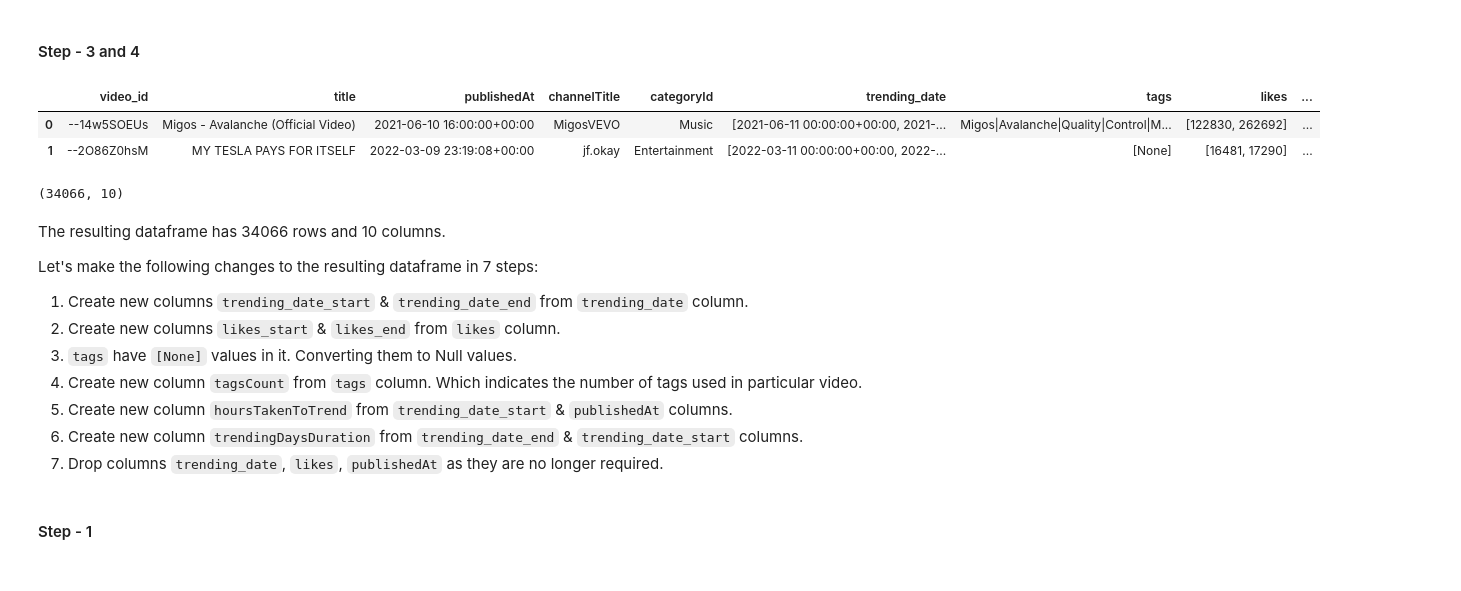
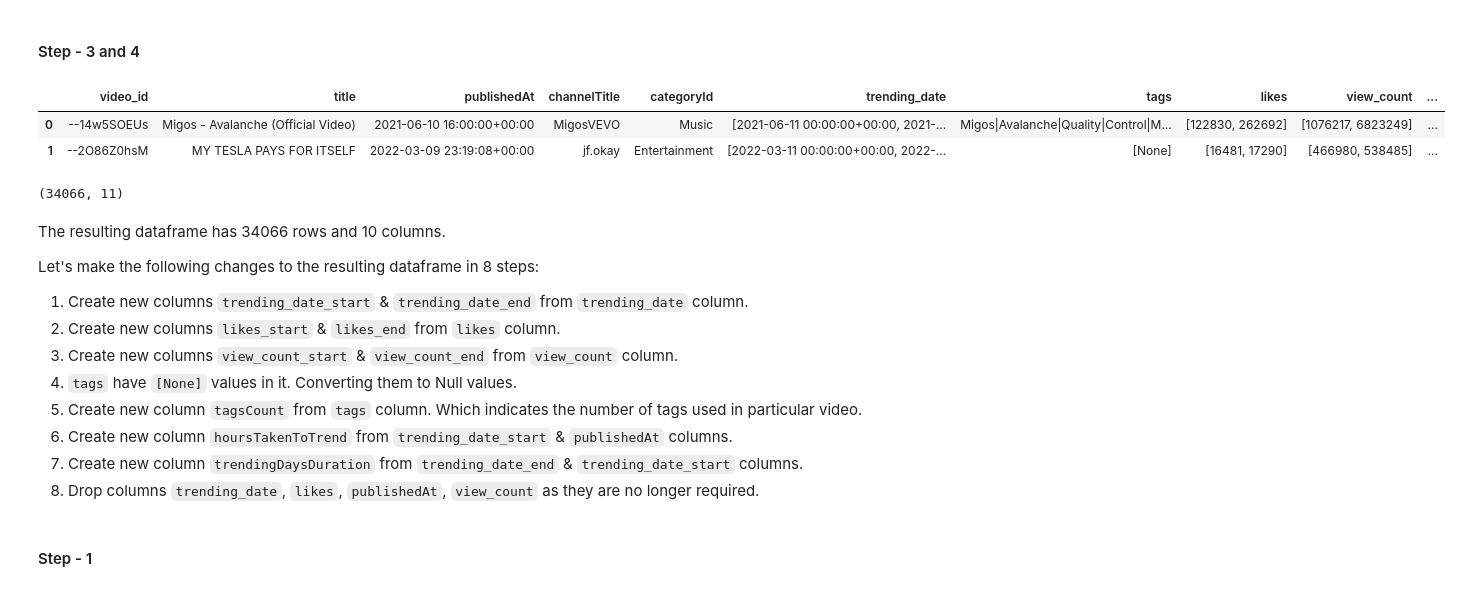
Before and after one commit to VamshiKrishna-1/Youtube_Video_Analysis_and_Prediction, a Jupyter notebook: FinalProject606.ipynb, the cells around one changed output. Drawn from its saved outputs; the diff is of its cells as text; code cells hidden in the pictures.

```diff
--- a/FinalProject606.ipynb
+++ b/FinalProject606.ipynb
@@ -400,36 +401,37 @@ Name: categoryId, dtype: object
 # %%
 # This function converts list to min_max_list as per conditions specified in the above cell
 
 def column_start_end(x: list) -> list:
     return([min(x), max(x)])
 
 
 # Grouping by 'video_id' and aggregating using functions as specified in the above cell
 
 modified_df = data.groupby('video_id').agg({'title':st.mode, 'publishedAt':np.min, 'channelTitle':st.mode, 'categoryId':st.mode,
-              'trending_date': column_start_end, 'tags': st.mode, 'likes': column_start_end,
+              'trending_date': column_start_end, 'tags': st.mode, 'likes': column_start_end, 'view_count': column_start_end,
                 'comments_disabled': st.mode, 'ratings_disabled': st.mode}).reset_index()
 
 modified_df.head(2)
 # %% [output]
-|  | video_id | title | publishedAt | channelTitle | categoryId | trending_date | tags | likes | ... |
-| 0 | --14w5SOEUs | Migos - Avalanche (Official Video) | 2021-06-10 16:00:00+00:00 | MigosVEVO | Music | [2021-06-11 00:00:00+00:00, 2021-... | Migos|Avalanche|Quality|Control|M... | [122830, 262692] | ... |
-| 1 | --2O86Z0hsM | MY TESLA PAYS FOR ITSELF | 2022-03-09 23:19:08+00:00 | jf.okay | Entertainment | [2022-03-11 00:00:00+00:00, 2022-... | [None] | [16481, 17290] | ... |
+|  | video_id | title | publishedAt | channelTitle | categoryId | trending_date | tags | likes | view_count | ... |
+| 0 | --14w5SOEUs | Migos - Avalanche (Official Video) | 2021-06-10 16:00:00+00:00 | MigosVEVO | Music | [2021-06-11 00:00:00+00:00, 2021-... | Migos|Avalanche|Quality|Control|M... | [122830, 262692] | [1076217, 6823249] | ... |
+| 1 | --2O86Z0hsM | MY TESLA PAYS FOR ITSELF | 2022-03-09 23:19:08+00:00 | jf.okay | Entertainment | [2022-03-11 00:00:00+00:00, 2022-... | [None] | [16481, 17290] | [466980, 538485] | ... |
 # %%
 modified_df.shape
 # %% [output]
-(34066, 10)
+(34066, 11)
 # %% [markdown]
 The resulting dataframe has 34066 rows and 10 columns.
 
-Let's make the following changes to the resulting dataframe in 7 steps:
+Let's make the following changes to the resulting dataframe in 8 steps:
 1. Create new columns `trending_date_start` & `trending_date_end` from `trending_date` column.
 2. Create new columns `likes_start` & `likes_end` from `likes` column.
+3. Create new columns `view_count_start` & `view_count_end` from `view_count` column.
 3. `tags` have `[None]` values in it. Converting them to Null values.
 4. Create new column `tagsCount` from `tags` column. Which indicates the number of tags used in particular video.
 5. Create new column `hoursTakenToTrend` from `trending_date_start` & `publishedAt` columns.
 6. Create new column `trendingDaysDuration` from `trending_date_end` & `trending_date_start` columns.
-7. Drop columns `trending_date`, `likes`, `publishedAt` as they are no longer required.
+7. Drop columns `trending_date`, `likes`, `publishedAt`, `view_count` as they are no longer required.
 # %% [markdown]
 #### Step - 1
 # %%
```
Also changed, not shown: parts of 40 cells of this notebook, 8 other files.
